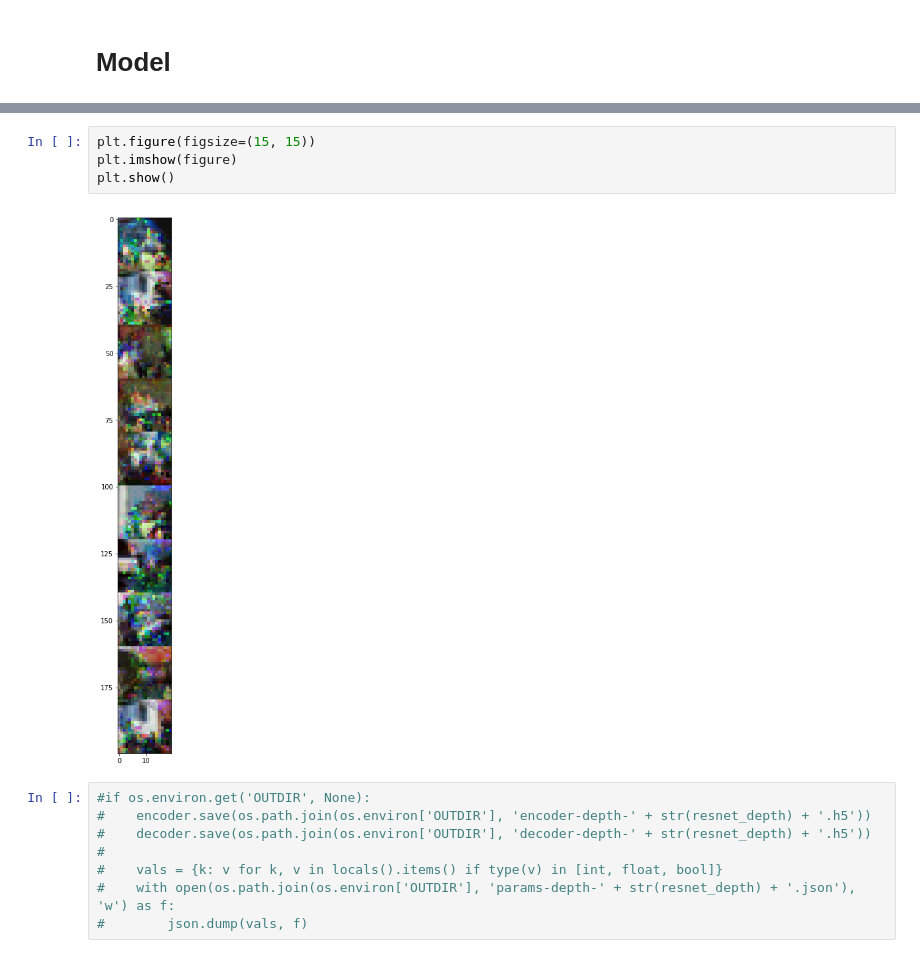
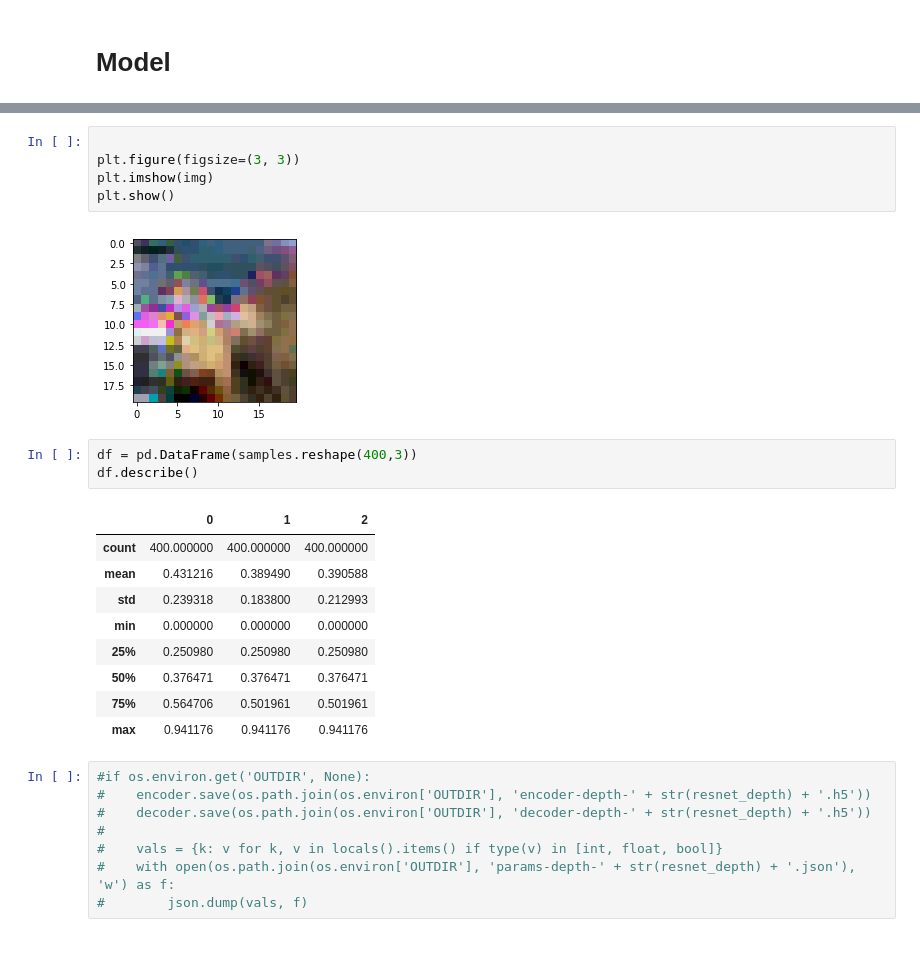
Before and after one commit to bjlkeng/sandbox, a Jupyter notebook: notebooks/pixel_cnn/pixelcnn.ipynb, the cells around one changed output, grey strips where cells are left out. Drawn from its saved outputs; the diff is of its cells as text.

```diff
--- a/notebooks/pixel_cnn/pixelcnn.ipynb
+++ b/notebooks/pixel_cnn/pixelcnn.ipynb
@@ -498,9 +519,23 @@ Elapsed:  1280.993500471115
 # %%
-plt.figure(figsize=(15, 15))
-plt.imshow(figure)
+
+plt.figure(figsize=(3, 3))
+plt.imshow(img)
 plt.show()
 # %% [output]
-[figure, old version]
+[figure, new version]
+# %%
+df = pd.DataFrame(samples.reshape(400,3))
+df.describe()
+# %% [output]
+|  | 0 | 1 | 2 |
+| count | 400.000000 | 400.000000 | 400.000000 |
+| mean | 0.431216 | 0.389490 | 0.390588 |
+| std | 0.239318 | 0.183800 | 0.212993 |
+| min | 0.000000 | 0.000000 | 0.000000 |
+| 25% | 0.250980 | 0.250980 | 0.250980 |
+| 50% | 0.376471 | 0.376471 | 0.376471 |
+| 75% | 0.564706 | 0.501961 | 0.501961 |
+| max | 0.941176 | 0.941176 | 0.941176 |
 # %%
 #if os.environ.get('OUTDIR', None):
 #    encoder.save(os.path.join(os.environ['OUTDIR'], 'encoder-depth-' + str(resnet_depth) + '.h5'))
```
Also changed, not shown: parts of 13 cells of this notebook.
